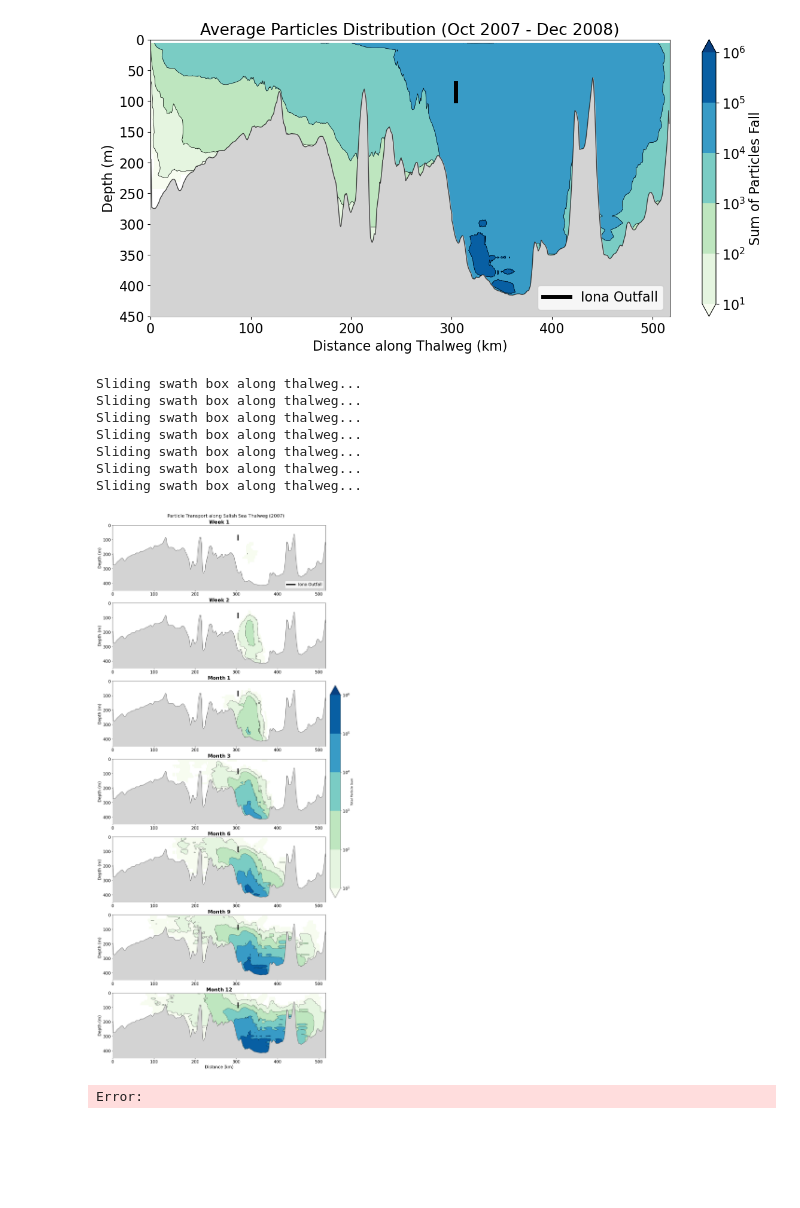
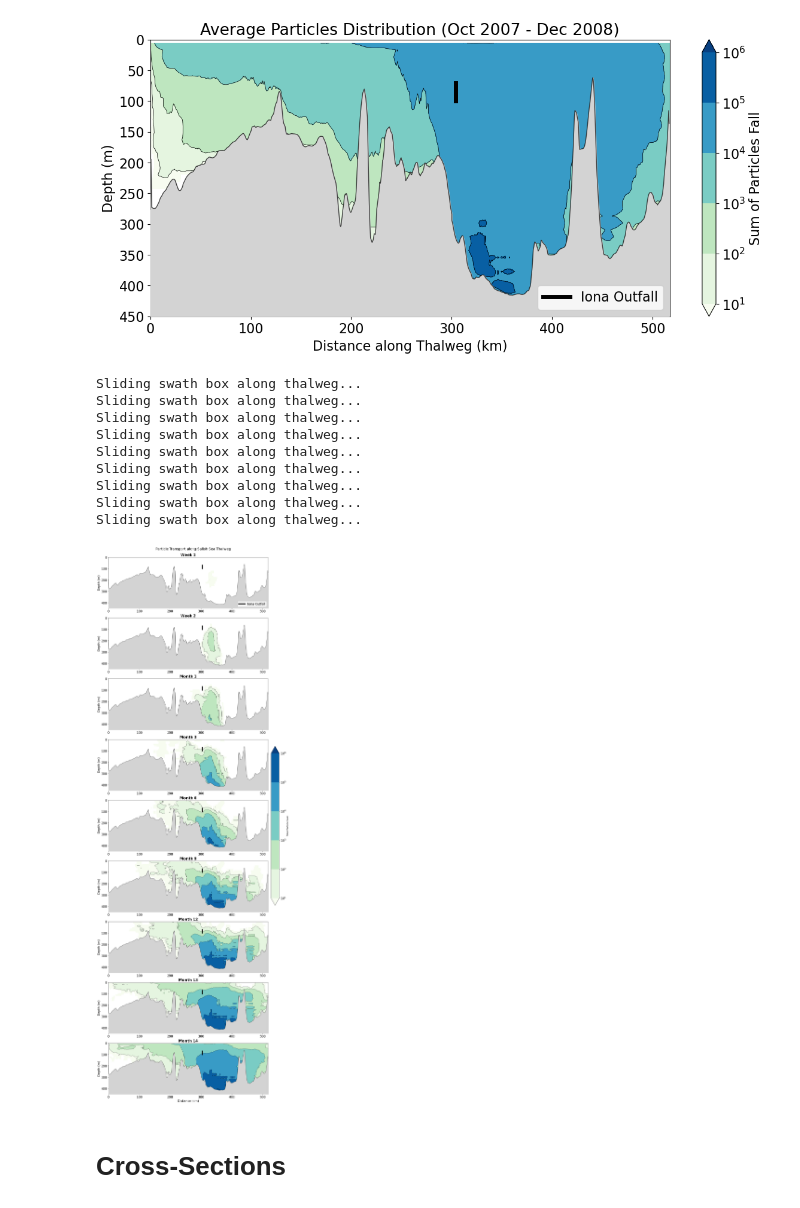
Before and after one commit to SalishSeaCast/analysis-vicente, a Jupyter notebook: Ocean_Parcels/PBDE_simulations/Thalweg_analysis.ipynb, the cells around one changed output. Drawn from its saved outputs; the diff is of its cells as text; code cells hidden in the pictures; blank space fills up the shorter version.

```diff
--- a/Ocean_Parcels/PBDE_simulations/Thalweg_analysis.ipynb
+++ b/Ocean_Parcels/PBDE_simulations/Thalweg_analysis.ipynb
@@ -568,7 +587,7 @@ plt.show()
 # %% [markdown]
 # Version 4
 # %%
-filename = '/home/vvalenzuela/MOAD/Ocean_Parcels/Results_Final_Versions/Simulation_V4_1_2_years.nc'
+filename = '/home/vvalenzuela/MOAD/Ocean_Parcels/Results_Final_Versions/Simulation_V4_years_1_and_2.nc'
 vars_to_keep = ['trajectory', 'obs', 'lon', 'lat', 'z', 'time', 'status']
 with xr.open_dataset(filename, drop_variables=[v for v in xr.open_dataset(filename).variables if v not in vars_to_keep]) as data_combined:
     idx_JFM = int((90 * 86400) / 900)
@@ -768,6 +787,8 @@ plt.show()
 # %% [output]
 [figure]
 # %%
+filename = '/home/vvalenzuela/MOAD/Ocean_Parcels/Results_Final_Versions/Simulation_V4_years_1_and_2.nc'
+vars_to_keep = ['trajectory', 'obs', 'lon', 'lat', 'z', 'time', 'status']
 with xr.open_dataset(filename, drop_variables=[v for v in xr.open_dataset(filename).variables if v not in vars_to_keep]) as data_combined:
     data_week1 = data_combined.isel(obs = slice(0,56))
     data_week2 = data_combined.isel(obs = slice(0,112))
@@ -776,6 +797,8 @@ with xr.open_dataset(filename, drop_variables=[v for v in xr.open_dataset(filena
     data_month6 = data_combined.isel(obs = slice(0, 8*180))
     data_month9 = data_combined.isel(obs = slice(0, 8*270))
     data_month12 = data_combined.isel(obs = slice(0, 8*365))
+    data_month13 = data_combined.isel(obs = slice(0, 8*396))
+    data_month14 = data_combined.isel(obs = slice(0, 8*426))
 # %%
 swath_week1, z_week1 = create_robust_swath(data_week1, thalweg, mask, dist)
 z_centers_week1 = (z_week1[:-1] + z_week1[1:]) / 2
@@ -797,6 +820,12 @@ z_centers_month9 = (z_month9[:-1] + z_month9[1:]) / 2
 #
 swath_month12, z_month12 = create_robust_swath(data_month12, thalweg, mask, dist)
 z_centers_month12 = (z_month12[:-1] + z_month12[1:]) / 2
+#
+swath_month13, z_month13 = create_robust_swath(data_month13, thalweg, mask, dist)
+z_centers_month13 = (z_month13[:-1] + z_month13[1:]) / 2
+#
+swath_month14, z_month14 = create_robust_swath(data_month14, thalweg, mask, dist)
+z_centers_month14 = (z_month14[:-1] + z_month14[1:]) / 2
 # %% [output]
 Sliding swath box along thalweg...
 Sliding swath box along thalweg...
@@ -805,20 +834,24 @@ Sliding swath box along thalweg...
 Sliding swath box along thalweg...
 Sliding swath box along thalweg...
 Sliding swath box along thalweg...
+Sliding swath box along thalweg...
+Sliding swath box along thalweg...
 # %%
-z_list = [z_centers_week1, z_centers_week2, z_centers_month1, z_centers_month3, z_centers_month6, z_centers_month9, z_centers_month12]
-swath_list = [swath_week1, swath_week2, swath_month1, swath_month3, swath_month6, swath_month9, swath_month12]
+z_list = [z_centers_week1, z_centers_week2, z_centers_month1, z_centers_month3, z_centers_month6, z_centers_month9, z_centers_month12,
+          z_centers_month13, z_centers_month14]
+swath_list = [swath_week1, swath_week2, swath_month1, swath_month3, swath_month6, swath_month9, swath_month12, swath_month13,
+              swath_month14]
 # %%
 import matplotlib.pyplot as plt
 from matplotlib.colors import LogNorm
 import numpy as np
 plt.rcParams.update({'font.size': 16})
 # 1. Configuration
-time_labels = ['Week 1', 'Week 2', 'Month 1', 'Month 3', 'Month 6', 'Month 9', 'Month 12']
+time_labels = ['Week 1', 'Week 2', 'Month 1', 'Month 3', 'Month 6', 'Month 9', 'Month 12', 'Month 13', 'Month 14']
 levels = [10, 100, 1000, 10000, 100000, 1000000]
 
 # Use layout='constrained' to prevent titles/labels from overlapping
-fig, axes = plt.subplots(7, 1, figsize=(14, 30), layout='constrained')
+fig, axes = plt.subplots(9, 1, figsize=(14, 40), layout='constrained')
 
 for i in range(len(swath_list)):
     ax = axes[i]
@@ -842,34 +875,35 @@ for i in range(len(swath_list)):
                linewidths=0.5, zorder=2)
 
     # 4. Bathymetry Mask
     ax.fill_between(dist[:-1], bat_mask_smooth, 450, color='lightgrey', zorder=3)
     ax.plot(dist[:-1], bat_mask_smooth, color='black', linewidth=1, alpha=0.7, zorder=4)
 
     # 5. Outfall Marker (Vertical line at the source distance)
     ax.plot([source_dist_km, source_dist_km], [70,100], 'k', linewidth = 5, label = 'Iona Outfall')
 
     # 6. Per-panel Formatting
     ax.invert_yaxis()
     ax.set_ylim(450, 0)
     ax.set_xlim(dist.min(), dist.max())
     ax.set_ylabel("Depth (m)")
     ax.set_title(f'{time_labels[i]}', fontweight='bold')
 
     if i == 0:
         ax.legend(loc='lower right')
-    if i == 6:
+    if i == 8:
         ax.set_xlabel('Distance (km)')
 
 # 7. THE MASTER COLORBAR
 # 'ax=axes' tells matplotlib to steal space from all subplots equally
 cbar = fig.colorbar(cntr, ax=axes, orientation='vertical', fraction=0.05, pad=0.02, ticks=levels)
 cbar.set_label('Total Particle Sum', fontsize=12)
 
 # Set the tick labels to scientific notation for readability
 cbar.ax.set_yticklabels([f'$10^{int(np.log10(l))}$' for l in levels])
 
-plt.suptitle('Particle Transport along Salish Sea Thalweg (2007)', fontsize=18, y=1.01)
+plt.suptitle('Particle Transport along Salish Sea Thalweg', fontsize=18, y=1.01)
 plt.show()
 # %% [output]
-[figure, old version]
+[figure, new version]
-Error:
+# %% [markdown]
+# Cross-Sections
```
Also changed, not shown: parts of 13 cells of this notebook, 15 other files.
